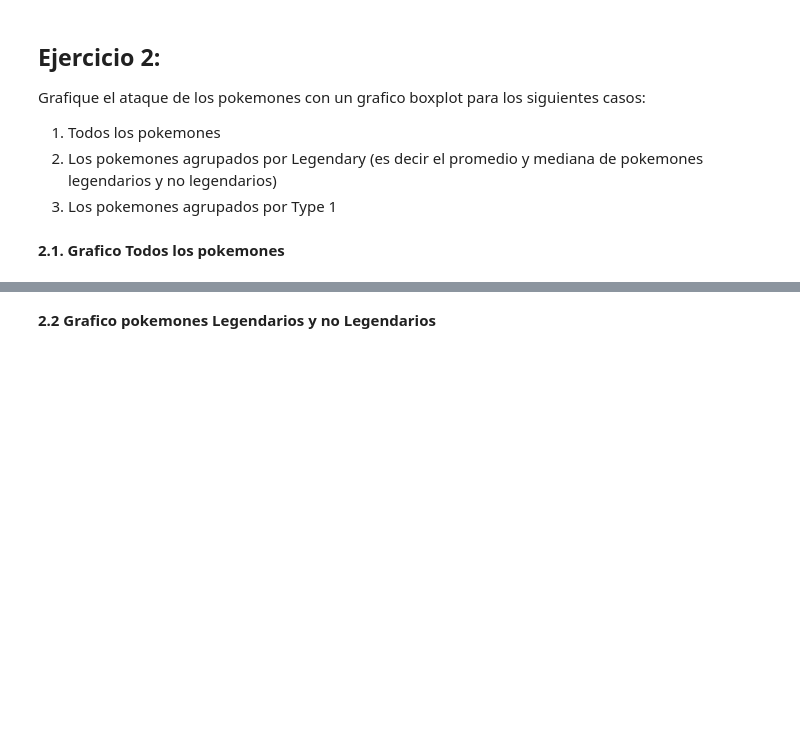
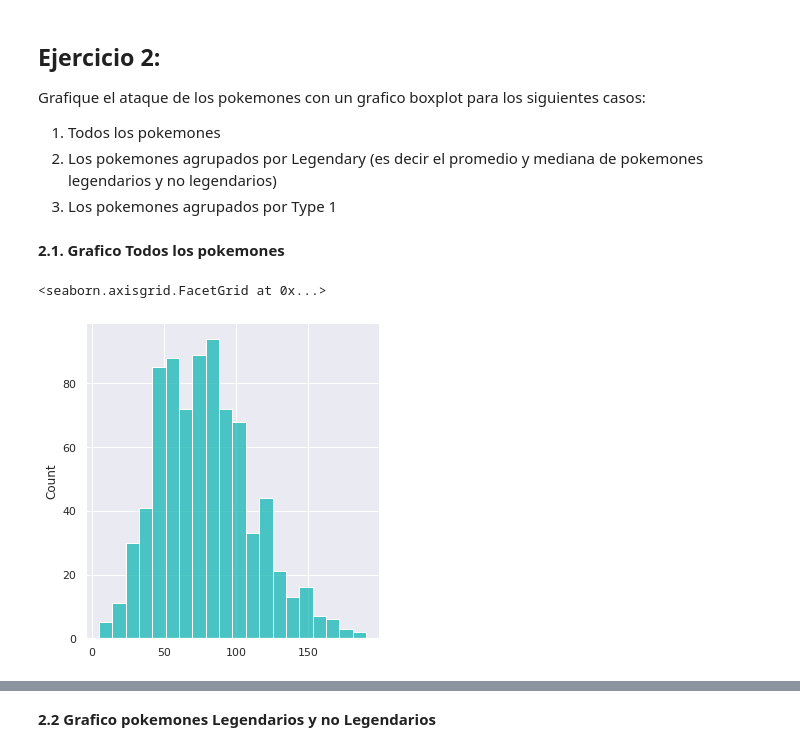
Before and after one commit to geral98atehortua/Mujeres_Digitales, a Jupyter notebook: Taller_semana_5.ipynb, the cells around one changed output, grey strips where cells are left out. Cells and saved outputs as stored; diff of their text form; code cells hidden in the pictures; blank space fills up the shorter version.

```diff
--- a/Taller_semana_5.ipynb
+++ b/Taller_semana_5.ipynb
@@ -139,5 +139,12 @@ Grafique el ataque de los pokemones con un grafico boxplot para los siguientes c
 3. Los pokemones agrupados por Type 1
 # %% [markdown]
 **2.1. Grafico Todos los pokemones**
+# %%
+sns.set(rc={'figure.figsize':(13,7)})
+tdate=df['Attack'].values
+sns.displot(tdate, color='#15B7B5')
+# %% [output]
+<seaborn.axisgrid.FacetGrid at 0x...>
+[figure, added]
 # %%
 sns.set(rc={'figure.figsize':(10,5)})
```
Also changed, not shown: parts of 10 cells of this notebook.
